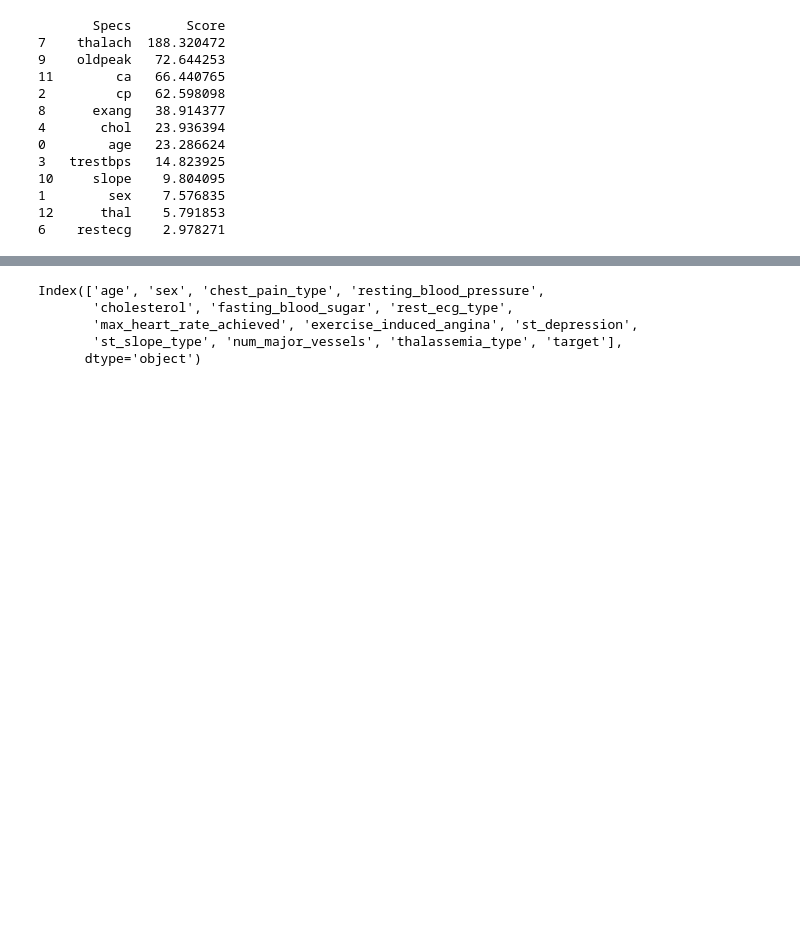
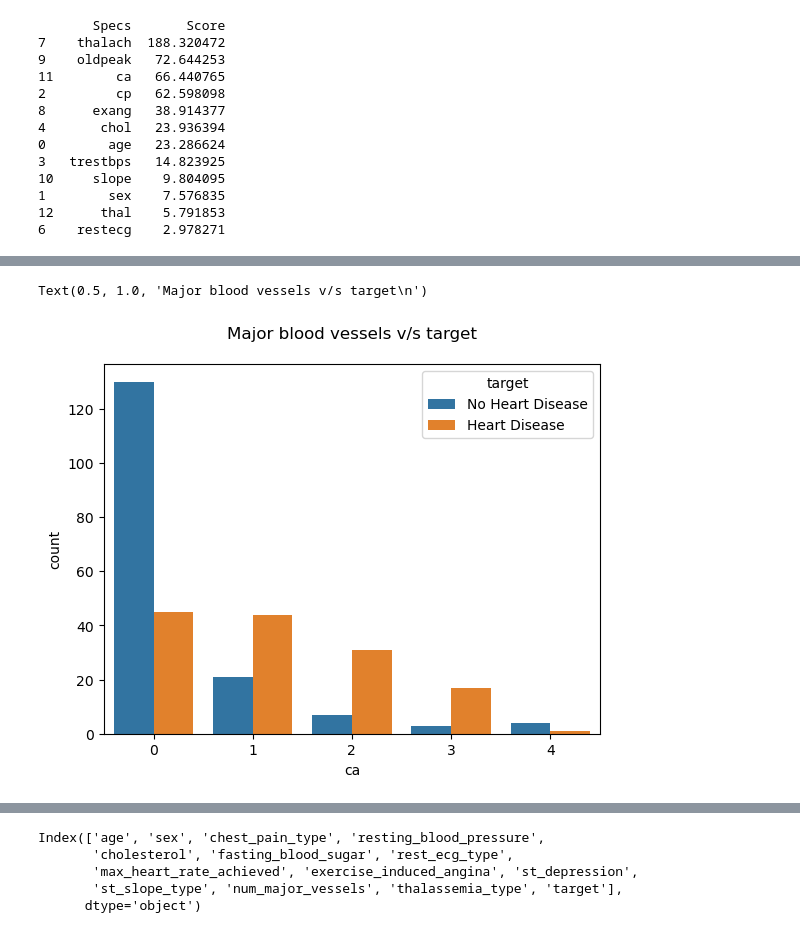
Before and after one commit to TomAppleford/CIS6035---ST20180787, a Jupyter notebook: Logistical reg-final.ipynb, the cells around one changed output, grey strips where cells are left out. Drawn from its saved outputs; the diff is of its cells as text; code cells hidden in the pictures; blank space fills up the shorter version.

```diff
--- a/Logistical reg-final.ipynb
+++ b/Logistical reg-final.ipynb
@@ -89,0 +182,7 @@ plt.show()
+# %%
+sns.countplot(data= dfx, x='ca',hue='target')
+plt.savefig('caVStarget.jpg')
+plt.title('Major blood vessels v/s target\n')
+# %% [output]
+Text(0.5, 1.0, 'Major blood vessels v/s target\n')
+[figure, added]
```
Also changed, not shown: parts of 62 cells of this notebook.
